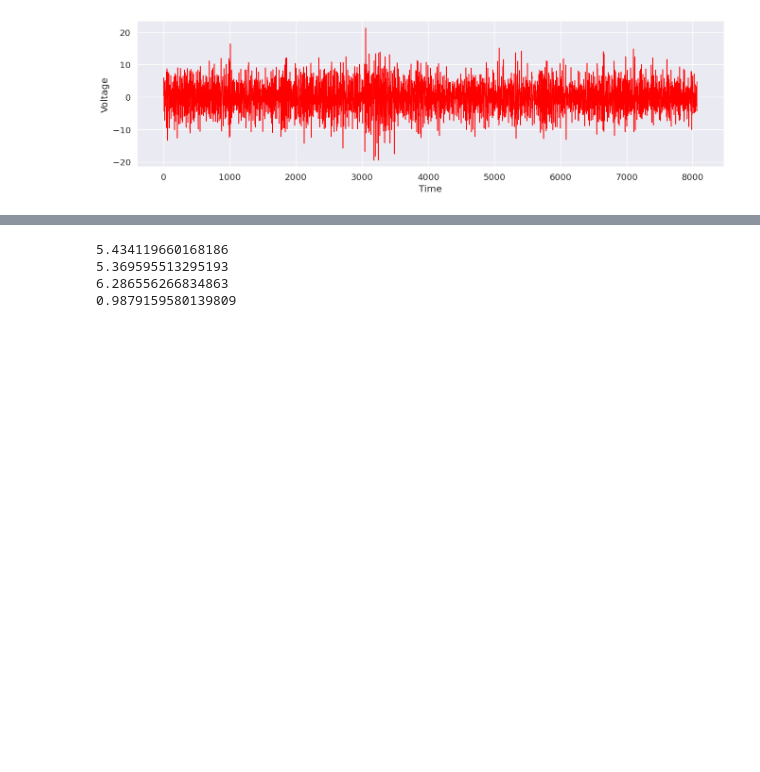
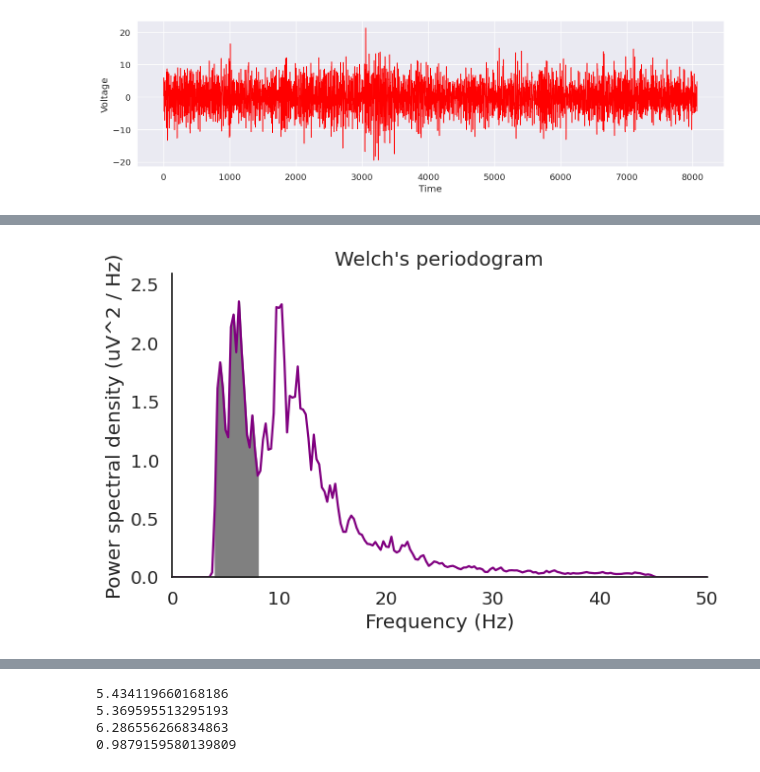
Before and after one commit to Ashwin81456/Ash, a Jupyter notebook: updating.ipynb, the cells around one changed output, grey strips where cells are left out. Saved outputs shown, nothing was run; the diff lists cells and outputs as text; code cells hidden in the pictures; blank space fills up the shorter version.

```diff
--- a/updating.ipynb
+++ b/updating.ipynb
@@ -473,0 +494,19 @@ sns.despine()
+# %%
+# Define theta lower and upper limits
+low, high = 4, 8
+
+# Find intersecting values in frequency vector
+idx_theta = np.logical_and(freqs >= low, freqs <= high)
+
+# Plot the power spectral density and fill the theta area
+plt.figure(figsize=(7, 4))
+plt.plot(freqs, psd, lw=1.6, color='purple')
+plt.fill_between(freqs, psd, where=idx_theta, color='gray')
+plt.xlabel('Frequency (Hz)')
+plt.ylabel('Power spectral density (uV^2 / Hz)')
+plt.xlim([0, 50])
+plt.ylim([0, psd.max() * 1.1])
+plt.title("Welch's periodogram")
+sns.despine()
+# %% [output]
+[figure, added]
```
Also changed, not shown: parts of 4 cells of this notebook.
